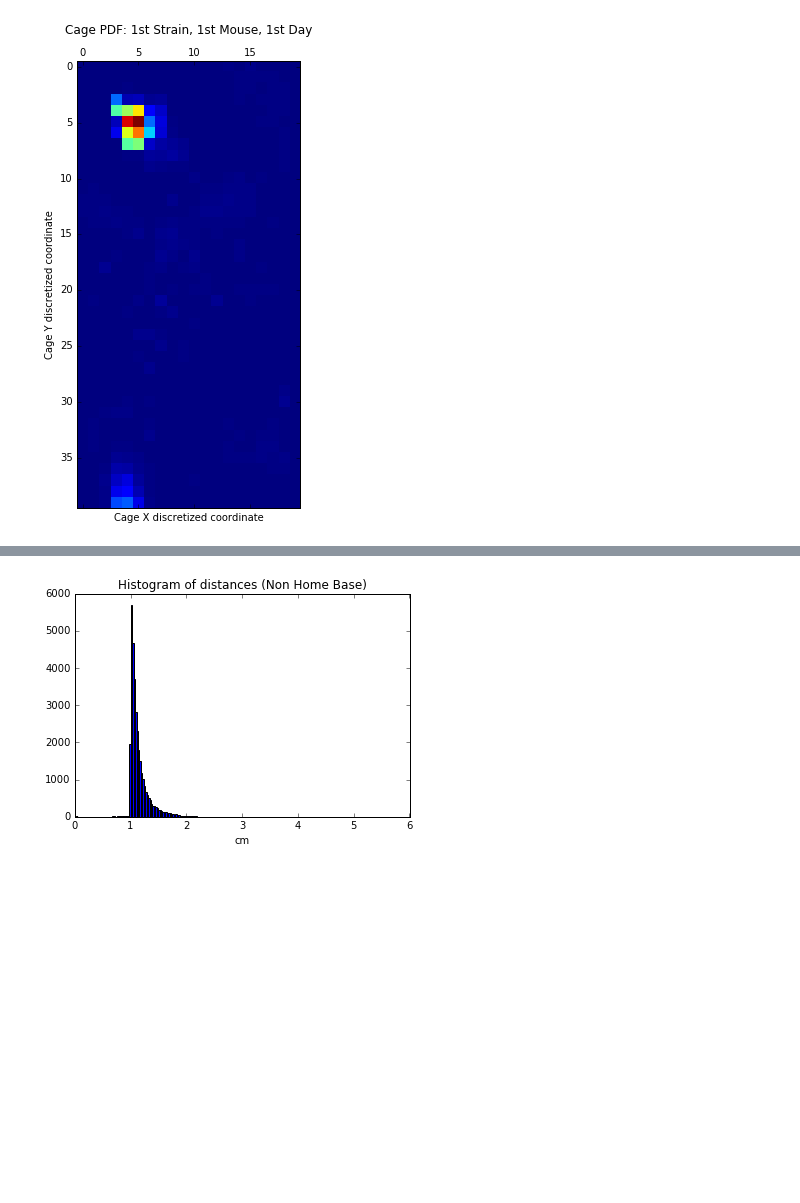
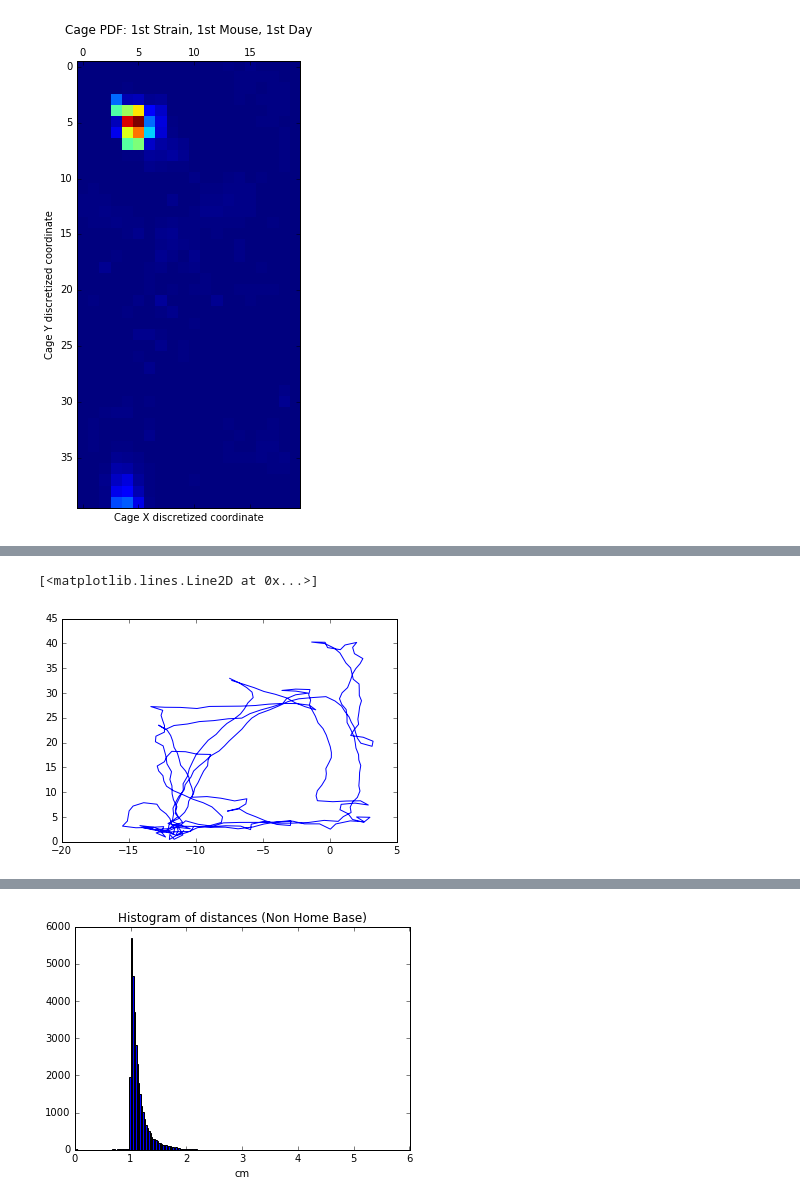
Before and after one commit to togawa28/mousestyles, a Jupyter notebook: mousestyles/Tomo_explore_path.ipynb, the cells around one changed output, grey strips where cells are left out. Cells and saved outputs as stored; diff of their text form; code cells hidden in the pictures; blank space fills up the shorter version.

```diff
--- a/mousestyles/Tomo_explore_path.ipynb
+++ b/mousestyles/Tomo_explore_path.ipynb
@@ -155,0 +97,6 @@ len(path_info), path_info[:5]
+# %%
+# second path
+plt.plot(CX[path_info[1][0]:path_info[1][1]], CY[path_info[1][0]:path_info[1][1]])
+# %% [output]
+[<matplotlib.lines.Line2D at 0x...>]
+[figure, added]
```
Also changed, not shown: parts of 9 cells of this notebook.
